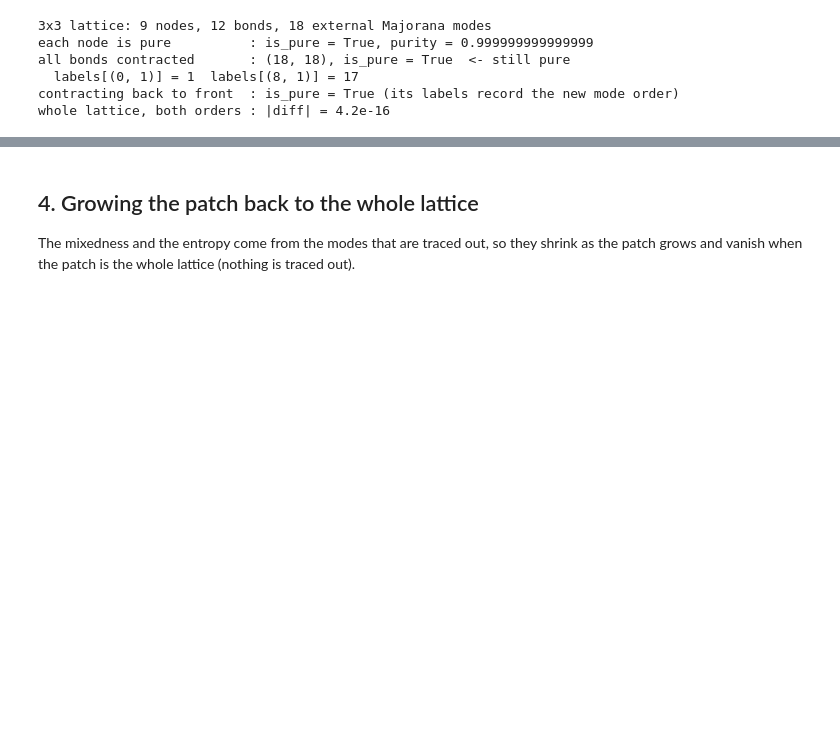
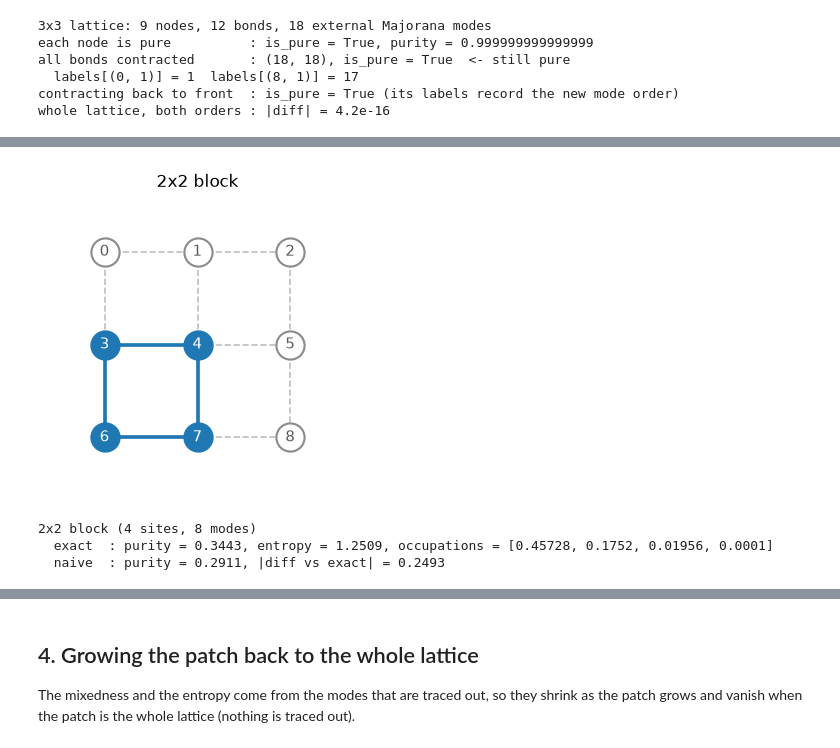
Before and after one commit to Jumqyc/dmrg, a Jupyter notebook: playground/square_lattice_patch.ipynb, the cells around one changed output, grey strips where cells are left out. Saved outputs shown, nothing was run; the diff lists cells and outputs as text; code cells hidden in the pictures; blank space fills up the shorter version.

```diff
--- a/playground/square_lattice_patch.ipynb
+++ b/playground/square_lattice_patch.ipynb
@@ -167,0 +199,16 @@ patch centre + neighbours    (5 sites, 10 modes)
+# %%
+patch = [3, 4, 6, 7]
+draw_patches(lattice, size, [(patch, '2x2 block')])
+
+exact = lattice.partial_trace(patch)
+naive = cut_patch_covariance(lattice, patch)
+print(f'2x2 block ({len(patch)} sites, {exact.shape[0]} modes)')
+print(f'  exact  : purity = {purity(exact):.4f}, entropy = {entropy(exact):.4f}, '
+      f'occupations = {[round(float(x), 5) for x in occupations(exact)]}')
+print(f'  naive  : purity = {purity(naive):.4f}, |diff vs exact| = '
+      f'{float((exact - naive).abs().max()):.4f}')
+# %% [output]
+[figure, added]
+2x2 block (4 sites, 8 modes)
+  exact  : purity = 0.3443, entropy = 1.2509, occupations = [0.45728, 0.1752, 0.01956, 0.0001]
+  naive  : purity = 0.2911, |diff vs exact| = 0.2493
```
Also changed, not shown: parts of 27 cells of this notebook, 12 other files.
